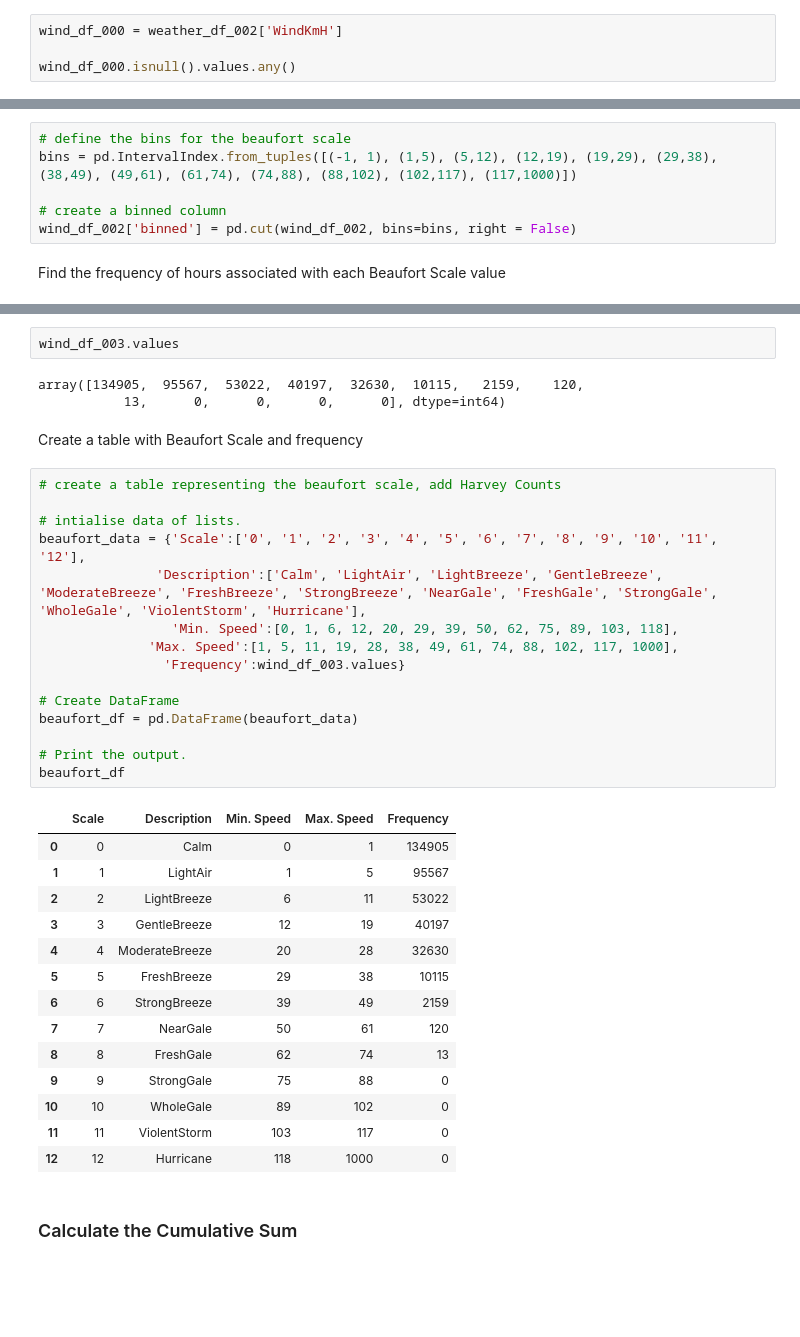
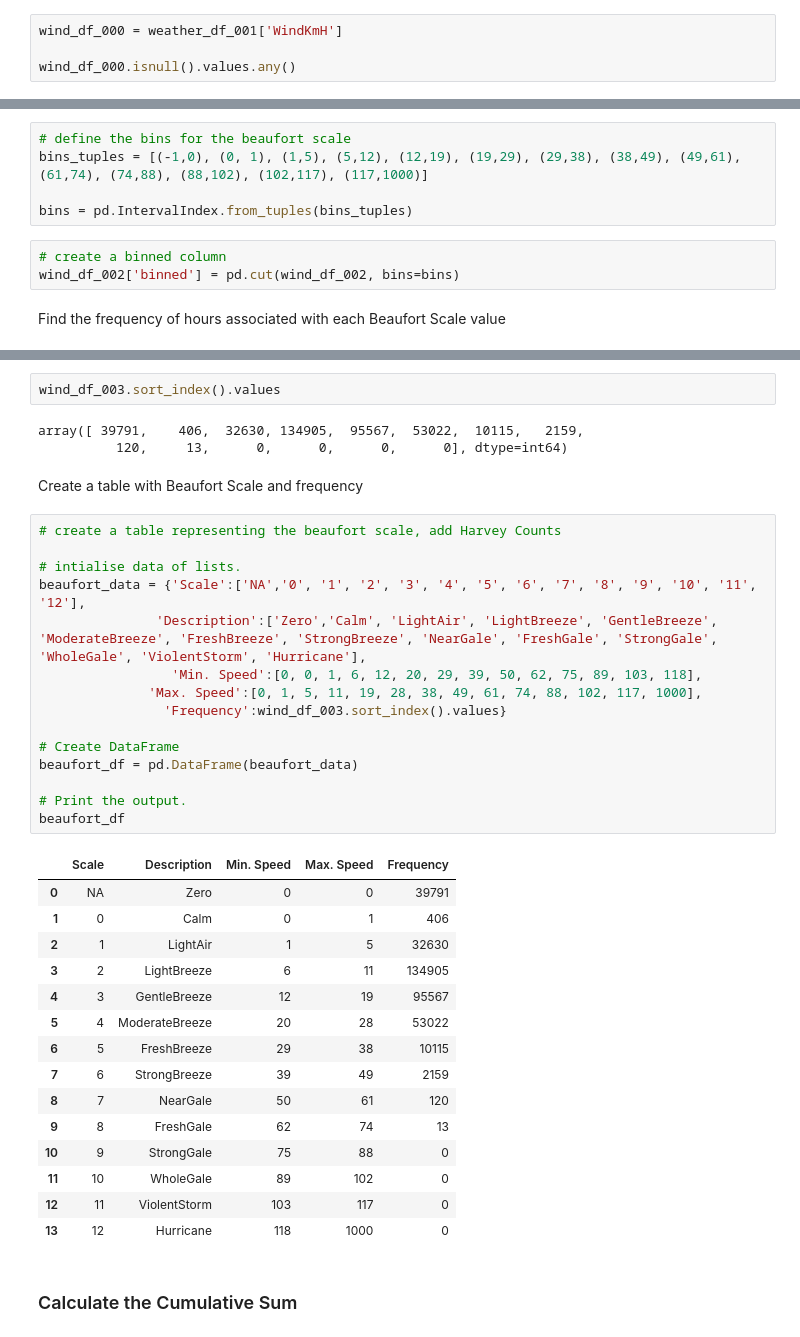
Before and after one commit to AMacumber/HarveyLake, a Jupyter notebook: Analysis_Frequency_Harvey_WindData.ipynb, the cells around one changed output, grey strips where cells are left out. Drawn from its saved outputs; the diff is of its cells as text; blank space fills up the shorter version.

```diff
--- a/Analysis_Frequency_Harvey_WindData.ipynb
+++ b/Analysis_Frequency_Harvey_WindData.ipynb
@@ -43,7 +43,7 @@ print(weather_df_001.shape)
 
 Create a wind speed series and check for NULL values
 # %%
-wind_df_000 = weather_df_002['WindKmH']
+wind_df_000 = weather_df_001['WindKmH']
 
 wind_df_000.isnull().values.any()
 # %% [output]
@@ -116,9 +120,11 @@ Define the Beaufort Scale Intervals and apply to Wind Speed
 # %%
 # define the bins for the beaufort scale
-bins = pd.IntervalIndex.from_tuples([(-1, 1), (1,5), (5,12), (12,19), (19,29), (29,38), (38,49), (49,61), (61,74), (74,88), (88,102), (102,117), (117,1000)])
+bins_tuples = [(-1,0), (0, 1), (1,5), (5,12), (12,19), (19,29), (29,38), (38,49), (49,61), (61,74), (74,88), (88,102), (102,117), (117,1000)]
 
-# create a binned column
-wind_df_002['binned'] = pd.cut(wind_df_002, bins=bins, right = False)
+bins = pd.IntervalIndex.from_tuples(bins_tuples)
+# %%
+# create a binned column
+wind_df_002['binned'] = pd.cut(wind_df_002, bins=bins)
 # %% [markdown]
 Find the frequency of hours associated with each Beaufort Scale value
 # %%
@@ -143,42 +150,43 @@ print(type(wind_df_003))
 Name: WindKmH, dtype: int64
 <class 'pandas.core.series.Series'>
 # %%
-wind_df_003.values
+wind_df_003.sort_index().values
 # %% [output]
-array([134905,  95567,  53022,  40197,  32630,  10115,   2159,    120,
-           13,      0,      0,      0,      0], dtype=int64)
+array([ 39791,    406,  32630, 134905,  95567,  53022,  10115,   2159,
+          120,     13,      0,      0,      0,      0], dtype=int64)
 # %% [markdown]
 Create a table with Beaufort Scale and frequency
 # %%
 # create a table representing the beaufort scale, add Harvey Counts
 
 # intialise data of lists.
-beaufort_data = {'Scale':['0', '1', '2', '3', '4', '5', '6', '7', '8', '9', '10', '11', '12'],
-               'Description':['Calm', 'LightAir', 'LightBreeze', 'GentleBreeze', 'ModerateBreeze', 'FreshBreeze', 'StrongBreeze', 'NearGale', 'FreshGale', 'StrongGale', 'WholeGale', 'ViolentStorm', 'Hurricane'],
-                 'Min. Speed':[0, 1, 6, 12, 20, 29, 39, 50, 62, 75, 89, 103, 118],
-              'Max. Speed':[1, 5, 11, 19, 28, 38, 49, 61, 74, 88, 102, 117, 1000],
-                'Frequency':wind_df_003.values}
+beaufort_data = {'Scale':['NA','0', '1', '2', '3', '4', '5', '6', '7', '8', '9', '10', '11', '12'],
+               'Description':['Zero','Calm', 'LightAir', 'LightBreeze', 'GentleBreeze', 'ModerateBreeze', 'FreshBreeze', 'StrongBreeze', 'NearGale', 'FreshGale', 'StrongGale', 'WholeGale', 'ViolentStorm', 'Hurricane'],
+                 'Min. Speed':[0, 0, 1, 6, 12, 20, 29, 39, 50, 62, 75, 89, 103, 118],
+              'Max. Speed':[0, 1, 5, 11, 19, 28, 38, 49, 61, 74, 88, 102, 117, 1000],
+                'Frequency':wind_df_003.sort_index().values}
 
 # Create DataFrame
 beaufort_df = pd.DataFrame(beaufort_data)
 
 # Print the output.
 beaufort_df
 # %% [output]
 |  | Scale | Description | Min. Speed | Max. Speed | Frequency |
-| 0 | 0 | Calm | 0 | 1 | 134905 |
-| 1 | 1 | LightAir | 1 | 5 | 95567 |
-| 2 | 2 | LightBreeze | 6 | 11 | 53022 |
-| 3 | 3 | GentleBreeze | 12 | 19 | 40197 |
-| 4 | 4 | ModerateBreeze | 20 | 28 | 32630 |
-| 5 | 5 | FreshBreeze | 29 | 38 | 10115 |
-| 6 | 6 | StrongBreeze | 39 | 49 | 2159 |
-| 7 | 7 | NearGale | 50 | 61 | 120 |
-| 8 | 8 | FreshGale | 62 | 74 | 13 |
-| 9 | 9 | StrongGale | 75 | 88 | 0 |
-| 10 | 10 | WholeGale | 89 | 102 | 0 |
-| 11 | 11 | ViolentStorm | 103 | 117 | 0 |
-| 12 | 12 | Hurricane | 118 | 1000 | 0 |
+| 0 | NA | Zero | 0 | 0 | 39791 |
+| 1 | 0 | Calm | 0 | 1 | 406 |
+| 2 | 1 | LightAir | 1 | 5 | 32630 |
+| 3 | 2 | LightBreeze | 6 | 11 | 134905 |
+| 4 | 3 | GentleBreeze | 12 | 19 | 95567 |
+| 5 | 4 | ModerateBreeze | 20 | 28 | 53022 |
+| 6 | 5 | FreshBreeze | 29 | 38 | 10115 |
+| 7 | 6 | StrongBreeze | 39 | 49 | 2159 |
+| 8 | 7 | NearGale | 50 | 61 | 120 |
+| 9 | 8 | FreshGale | 62 | 74 | 13 |
+| 10 | 9 | StrongGale | 75 | 88 | 0 |
+| 11 | 10 | WholeGale | 89 | 102 | 0 |
+| 12 | 11 | ViolentStorm | 103 | 117 | 0 |
+| 13 | 12 | Hurricane | 118 | 1000 | 0 |
 # %% [markdown]
 ### Calculate the Cumulative Sum
 # %%
```
Also changed, not shown: parts of 7 cells of this notebook, 2 other files.
